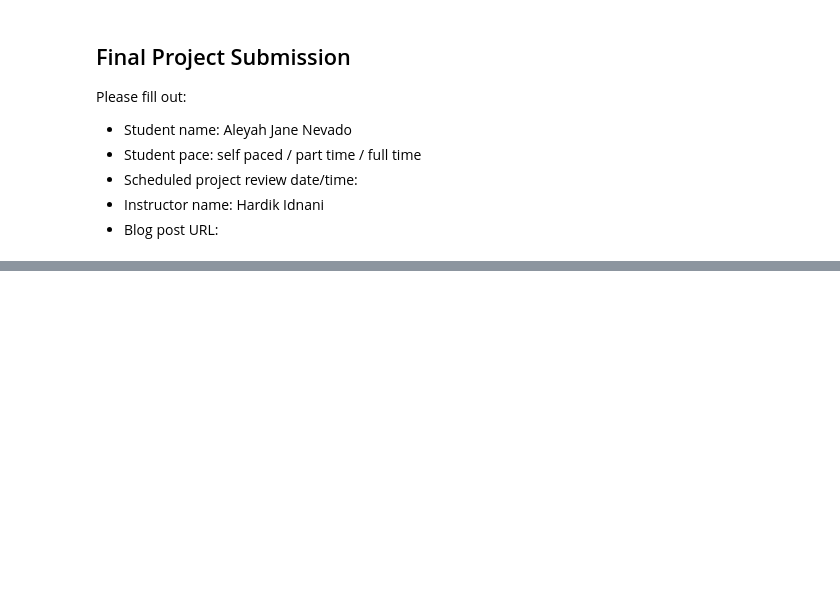
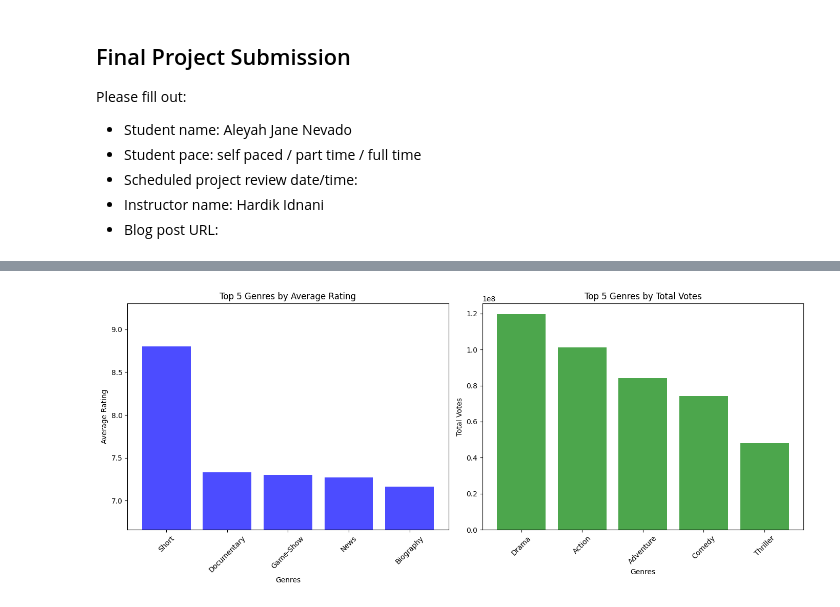
Before and after one commit to aleenevado/DAT8_Project1_Pandas, a Jupyter notebook: student.ipynb, the cells around one changed output, grey strips where cells are left out. Drawn from its saved outputs; the diff is of its cells as text; code cells hidden in the pictures; blank space fills up the shorter version.

```diff
--- a/student.ipynb
+++ b/student.ipynb
@@ -33,0 +189,6 @@ df_ratings.head()
+# %%
+# Drop rows where genres is NaN
+df_merge1 = df_merge1.dropna(subset=['genres'])
+
+# Confirm that the NaN values have been dropped
+print(df_merge1['genres'].isna().sum())
@@ -33,0 +197,8 @@ df_ratings.head()
+# %%
+# Split the genres column into a list
+df_merge1['genres'] = df_merge1['genres'].str.split(',')
+
+# Explode the dataframe on the genres column
+df_exploded = df_merge1.explode('genres')
+
+print(df_exploded[['tconst', 'genres', 'averagerating', 'numvotes']].head(10))
@@ -33,0 +217,9 @@ df_ratings.head()
+# %%
+# Calculate the average rating for each genre and get the top 5
+avg_rating = df_exploded.groupby('genres')['averagerating'].mean().sort_values(ascending=False).head(5)
+
+# Calculate the total number of votes for each genre and get the top 5
+total_votes = df_exploded.groupby('genres')['numvotes'].sum().sort_values(ascending=False).head(5)
+
+print(avg_rating)
+print(total_votes)
@@ -33,0 +241,24 @@ df_ratings.head()
+# %%
+import matplotlib.pyplot as plt
+
+fig, axes = plt.subplots(1, 2, figsize=(14, 6))
+
+# Plot for averagerating
+axes[0].bar(avg_rating.index, avg_rating.values, color='blue', alpha=0.7)
+axes[0].set_title('Top 5 Genres by Average Rating')
+axes[0].set_ylabel('Average Rating')
+axes[0].set_xlabel('Genres')
+axes[0].set_ylim([min(avg_rating.values) - 0.5, max(avg_rating.values) + 0.5])
+axes[0].tick_params(axis='x', rotation=45)
+
+# Plot for numvotes
+axes[1].bar(total_votes.index, total_votes.values, color='green', alpha=0.7)
+axes[1].set_title('Top 5 Genres by Total Votes')
+axes[1].set_ylabel('Total Votes')
+axes[1].set_xlabel('Genres')
+axes[1].tick_params(axis='x', rotation=45)
+
+plt.tight_layout()
+plt.show()
+# %% [output]
+[figure, added]
```
Also changed, not shown: parts of 18 cells of this notebook, 1 other file.
